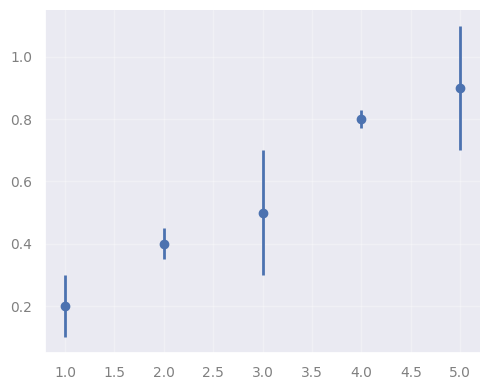
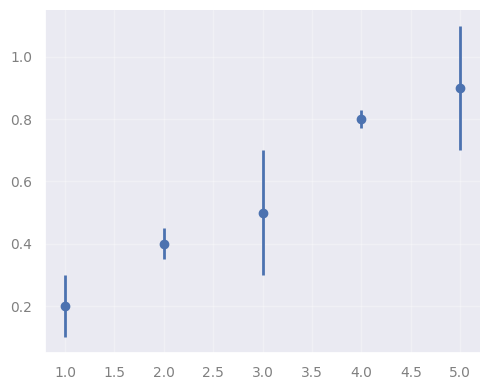
The notebook cell's code change between the first figure and the second:
--- before
+++ after
@@ -4,4 +4,4 @@
 
 plt.figure(figsize=(5,4))
-plt.errorbar(X, y, yerr=y_err, marker="o", ls="none")
+plt.errorbar(x, y, yerr=y_err, marker="o", ls="none")
 plt.show()

Commit: Created using Colab